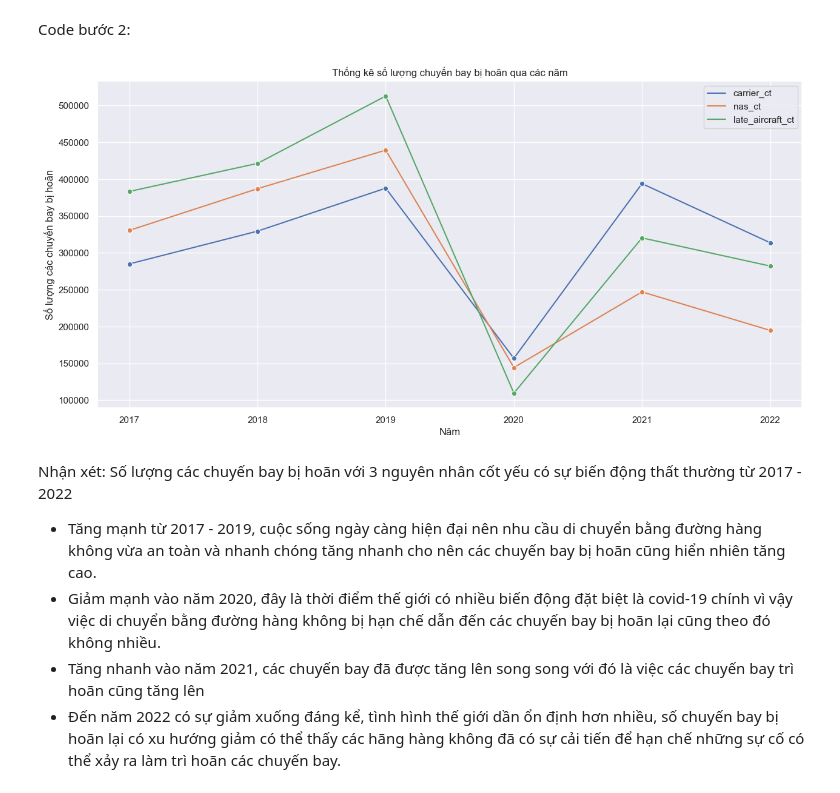
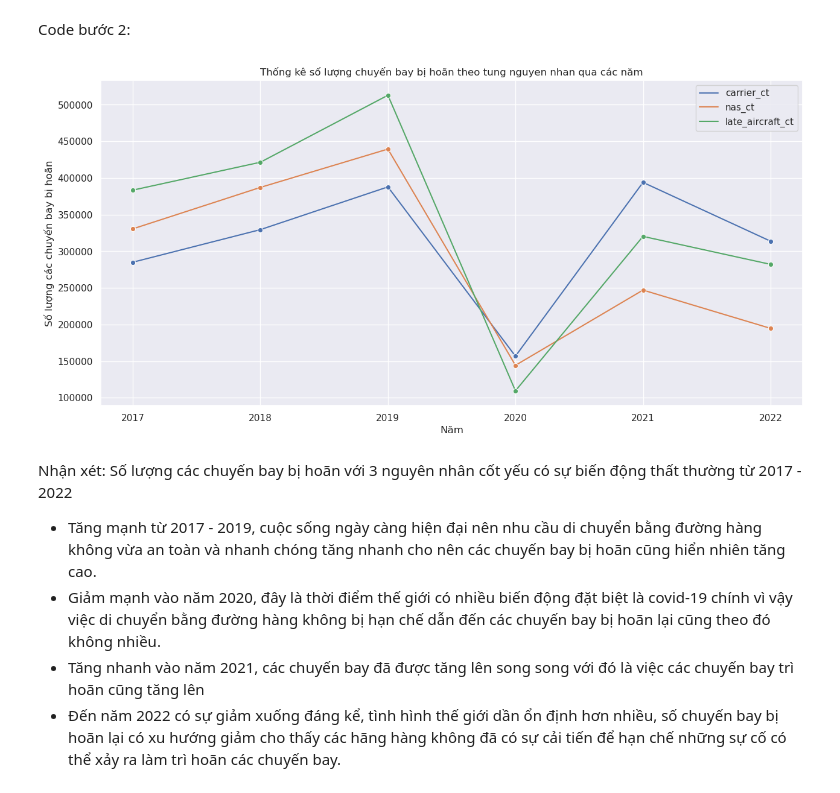
Before and after one commit to anhtran-20/ProDS_TH_Project, a Jupyter notebook: Xử_Lý_Dữ_Liệu.ipynb, the cells around one changed output. Cells and saved outputs as stored; diff of their text form; code cells hidden in the pictures.

```diff
--- a/Xử_Lý_Dữ_Liệu.ipynb
+++ b/Xử_Lý_Dữ_Liệu.ipynb
@@ -172,16 +303,16 @@ Code bước 2:
 # %%
 fig,ax = plt.subplots(figsize = (15,7))
 sns.lineplot(x='year', y='value', hue='variable', marker='o',
-             data=pd.melt(top3_delay, ['year']));
+             data=pd.melt(top3_delay, ['year']))
 plt.xlabel('Năm')
 plt.ylabel('Số lượng các chuyến bay bị hoãn')
-plt.title('Thống kê số lượng chuyến bay bị hoãn qua các năm')
+plt.title('Thống kê số lượng chuyến bay bị hoãn theo tung nguyen nhan qua các năm')
 plt.legend();
 # %% [output]
-[figure, old version]
+[figure, new version]
 # %% [markdown]
 Nhận xét: Số lượng các chuyến bay bị hoãn với 3 nguyên nhân cốt yếu có sự biến động thất thường từ 2017 - 2022
 - Tăng mạnh từ 2017 - 2019, cuộc sống ngày càng hiện đại nên nhu cầu di chuyển bằng đường hàng không vừa an toàn và nhanh chóng tăng nhanh cho nên các chuyến bay bị hoãn cũng hiển nhiên tăng cao.
 - Giảm mạnh vào năm 2020, đây là thời điểm thế giới có nhiều biến động đặt biệt là covid-19 chính vì vậy việc di chuyển bằng đường hàng không bị hạn chế dẫn đến các chuyến bay bị hoãn lại cũng theo đó không nhiều.
 - Tăng nhanh vào năm 2021, các chuyến bay đã được tăng lên song song với đó là việc các chuyến bay trì hoãn cũng tăng lên
-- Đến năm 2022 có sự giảm xuống đáng kể, tình hình thế giới dần ổn định hơn nhiều, số chuyến bay bị hoãn lại có xu hướng giảm có thể thấy các hãng hàng không đã có sự cải tiến để hạn chế những sự cố có thể xảy ra làm trì hoãn các chuyến bay.
+- Đến năm 2022 có sự giảm xuống đáng kể, tình hình thế giới dần ổn định hơn nhiều, số chuyến bay bị hoãn lại có xu hướng giảm cho thấy các hãng hàng không đã có sự cải tiến để hạn chế những sự cố có thể xảy ra làm trì hoãn các chuyến bay.
```
Also changed, not shown: parts of 15 cells of this notebook.
